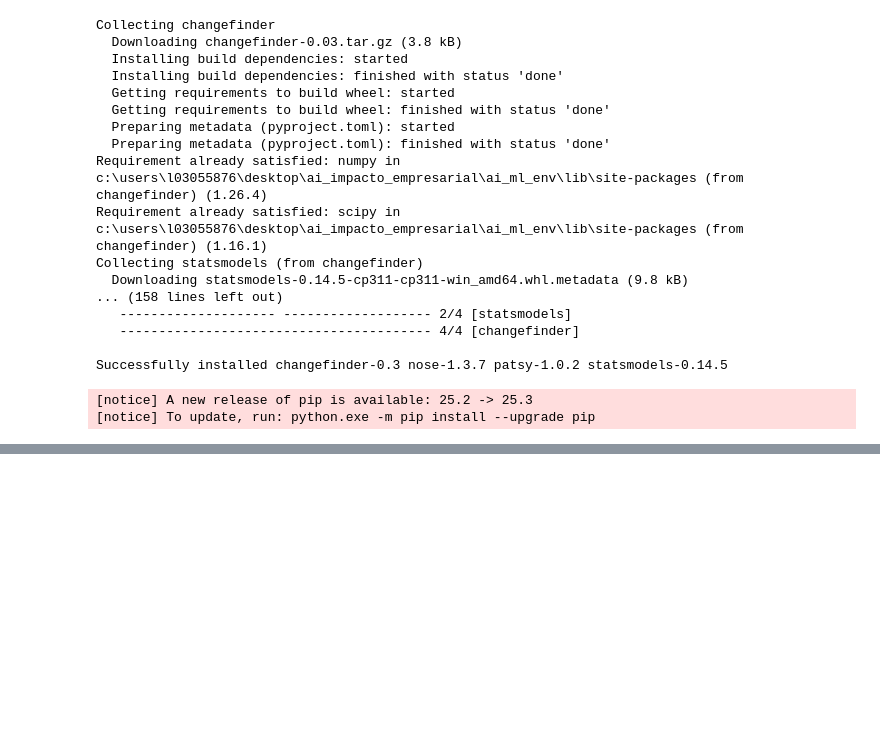
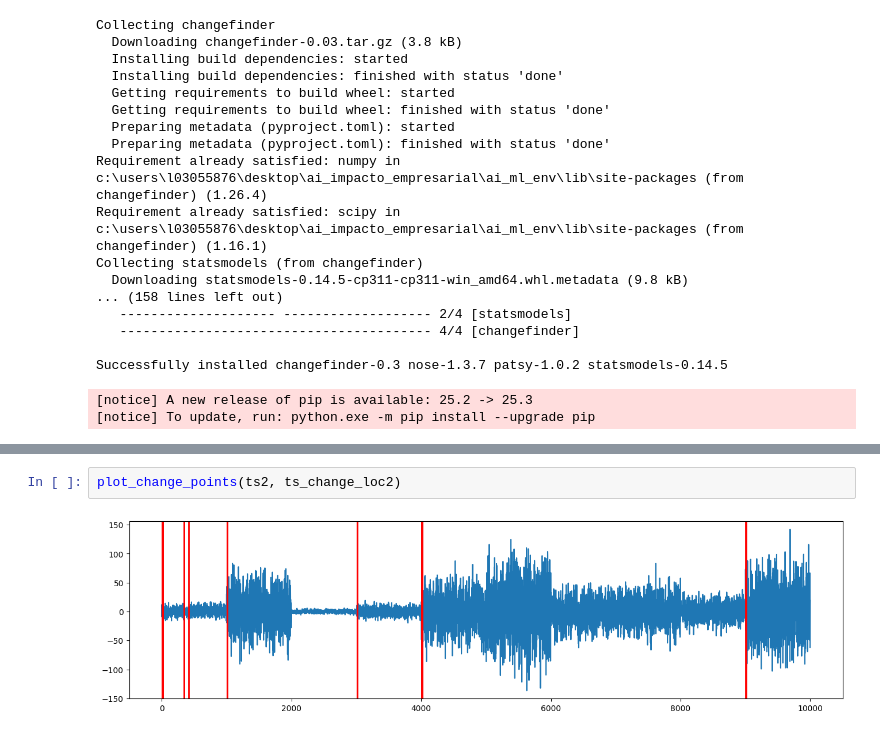
Before and after one commit to LuisLozanoM/AI_impacto_empresarial, a Jupyter notebook: change_point_detection.ipynb, the cells around one changed output, grey strips where cells are left out. Drawn from its saved outputs; the diff is of its cells as text; blank space fills up the shorter version.

```diff
--- a/change_point_detection.ipynb
+++ b/change_point_detection.ipynb
@@ -93,0 +142,4 @@ Successfully installed changefinder-0.3 nose-1.3.7 patsy-1.0.2 statsmodels-0.14.
+# %%
+plot_change_points(ts2, ts_change_loc2)
+# %% [output]
+[figure, added]
```
Also changed, not shown: parts of 6 cells of this notebook.
